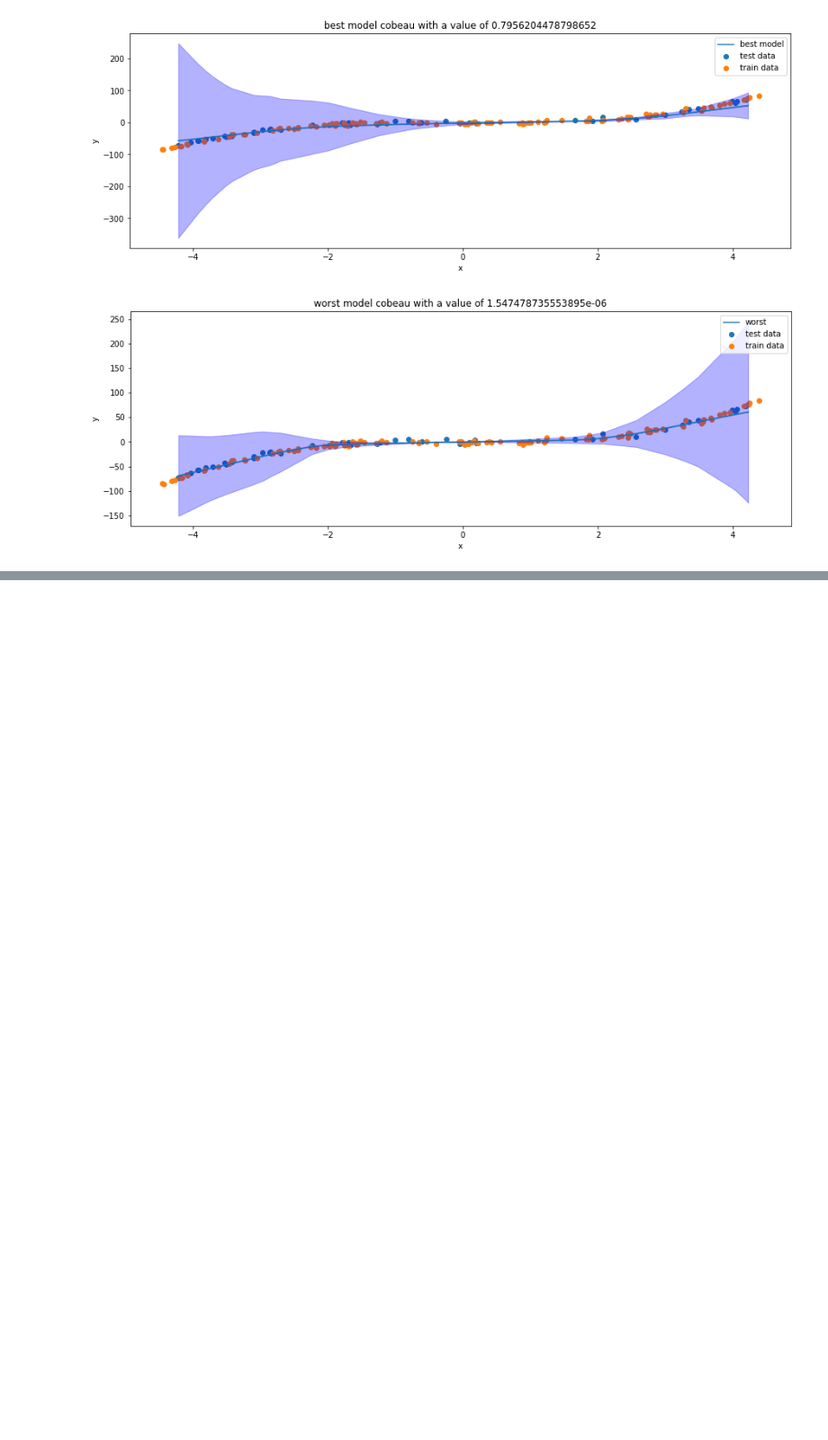
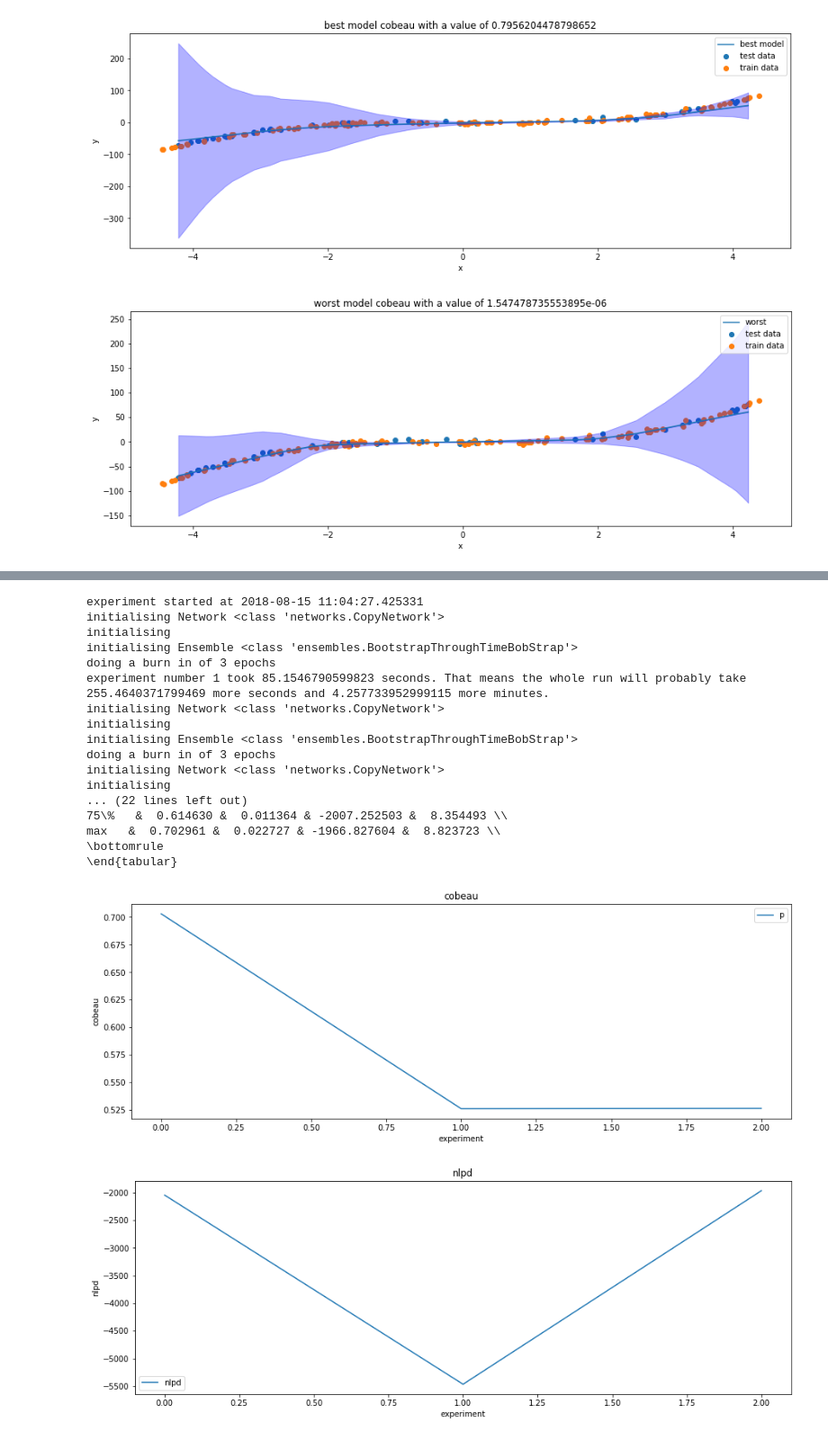
Before and after one commit to wooohoooo/Master-Thesis, a Jupyter notebook: new_version/tanh_repeated_experiments-Copy1.ipynb, the cells around one changed output, grey strips where cells are left out. Shown at 90% size. Cells and saved outputs as stored; diff of their text form; code cells hidden in the pictures; blank space fills up the shorter version.

```diff
--- a/new_version/tanh_repeated_experiments-Copy1.ipynb
+++ b/new_version/tanh_repeated_experiments-Copy1.ipynb
@@ -210,3 +349,23 @@ pd333 = repeat_experiment(ForcedDiversityBootstrapThroughTime3, dataset_creation
 # %%
-pd444 = repeat_experiment(BootstrapThroughTimeBobStrap, dataset_creation.XthreeDataset,num_meta_epochs=num_meta_epochs,model_params=model_params,
+pd444 = repeat_experiment(BootstrapThroughTimeBobStrap, dataset_creation.XThreeDataset,num_meta_epochs=num_meta_epochs,model_params=model_params,
                         dataset_params=dataset_params)
+# %% [output]
+experiment started at 2018-08-15 11:04:27.425331
+initialising Network <class 'networks.CopyNetwork'>
+initialising
+initialising Ensemble <class 'ensembles.BootstrapThroughTimeBobStrap'>
+doing a burn in of 3 epochs
+experiment number 1 took 85.1546790599823 seconds. That means the whole run will probably take 255.4640371799469 more seconds and 4.257733952999115 more minutes.
+initialising Network <class 'networks.CopyNetwork'>
+initialising
+initialising Ensemble <class 'ensembles.BootstrapThroughTimeBobStrap'>
+doing a burn in of 3 epochs
+initialising Network <class 'networks.CopyNetwork'>
+initialising
+... (22 lines left out)
+75\%   &  0.614630 &  0.011364 & -2007.252503 &  8.354493 \\
+max   &  0.702961 &  0.022727 & -1966.827604 &  8.823723 \\
+\bottomrule
+\end{tabular}
+[figure, added]
+[figure, added]
```
Also changed, not shown: parts of 7 cells of this notebook, 13 other files.
